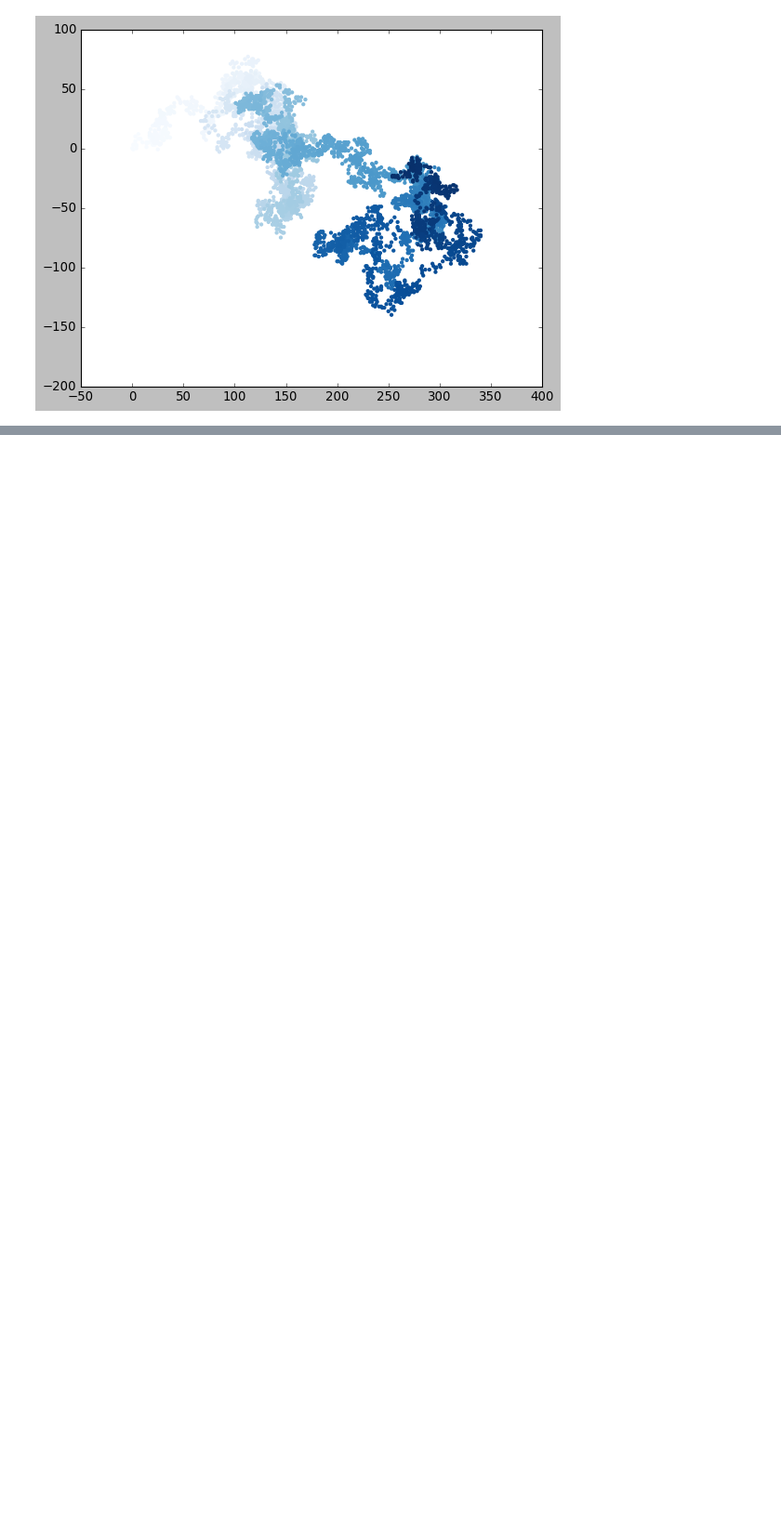
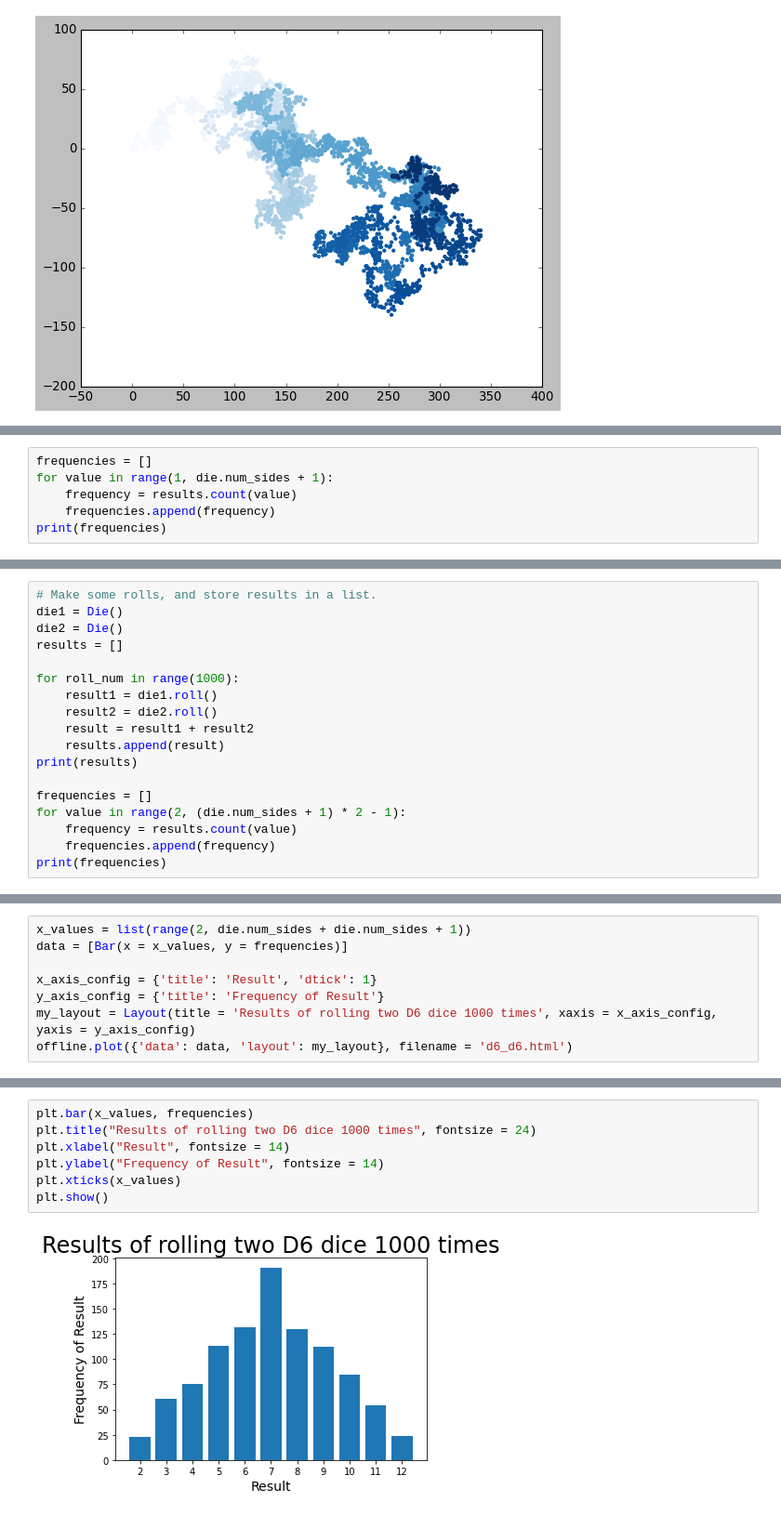
Before and after one commit to Yuqee/data_visualization, a Jupyter notebook: generating_data.ipynb, the cells around one changed output, grey strips where cells are left out. Shown at 93% size. Cells and saved outputs as stored; diff of their text form; blank space fills up the shorter version.

Commit message:
Finish Part.1 of Data Visualization.

```diff
--- a/generating_data .ipynb
+++ b/generating_data.ipynb
@@ -388,0 +418,6 @@ plt.show()
+# %%
+frequencies = []
+for value in range(1, die.num_sides + 1):
+    frequency = results.count(value)
+    frequencies.append(frequency)
+print(frequencies)
@@ -388,0 +461,18 @@ plt.show()
+# %%
+# Make some rolls, and store results in a list.
+die1 = Die()
+die2 = Die()
+results = []
+
+for roll_num in range(1000):
+    result1 = die1.roll()
+    result2 = die2.roll()
+    result = result1 + result2
+    results.append(result)
+print(results)
+
+frequencies = []
+for value in range(2, (die.num_sides + 1) * 2 - 1):
+    frequency = results.count(value)
+    frequencies.append(frequency)
+print(frequencies)
@@ -388,0 +500,8 @@ plt.show()
+# %%
+x_values = list(range(2, die.num_sides + die.num_sides + 1))
+data = [Bar(x = x_values, y = frequencies)]
+
+x_axis_config = {'title': 'Result', 'dtick': 1}
+y_axis_config = {'title': 'Frequency of Result'}
+my_layout = Layout(title = 'Results of rolling two D6 dice 1000 times', xaxis = x_axis_config, yaxis = y_axis_config)
+offline.plot({'data': data, 'layout': my_layout}, filename = 'd6_d6.html')
@@ -388,0 +518,9 @@ plt.show()
+# %%
+plt.bar(x_values, frequencies)
+plt.title("Results of rolling two D6 dice 1000 times", fontsize = 24)
+plt.xlabel("Result", fontsize = 14)
+plt.ylabel("Frequency of Result", fontsize = 14)
+plt.xticks(x_values)
+plt.show()
+# %% [output]
+[figure, added]
```
Also changed, not shown: parts of 15 cells of this notebook, 5 other files.
